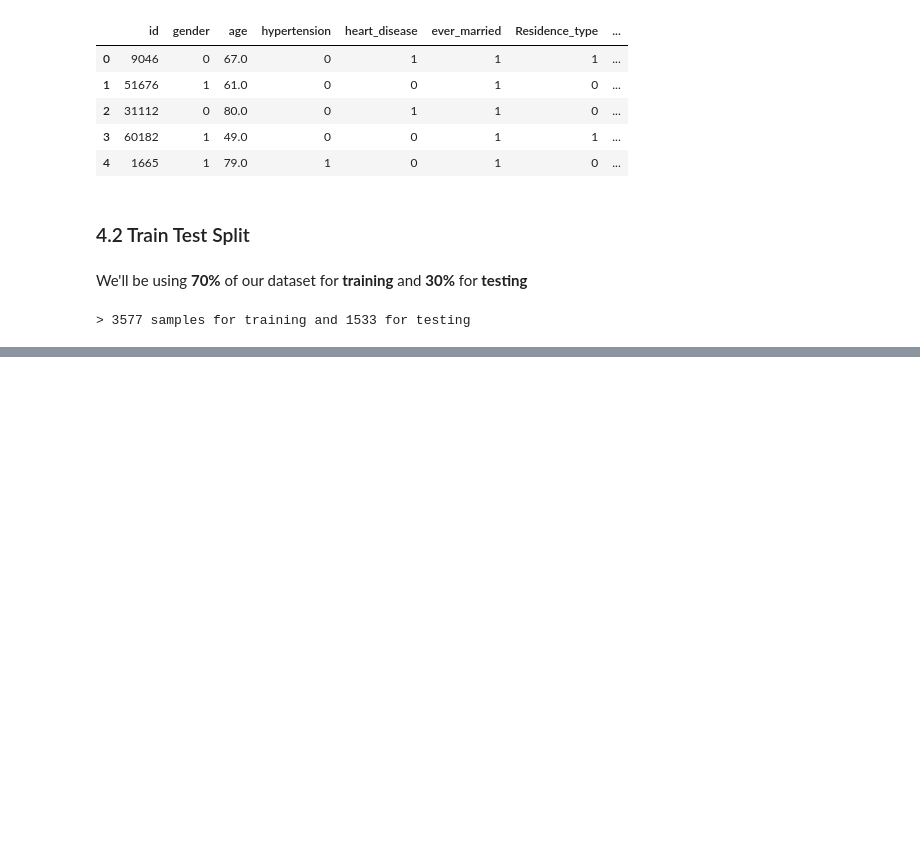
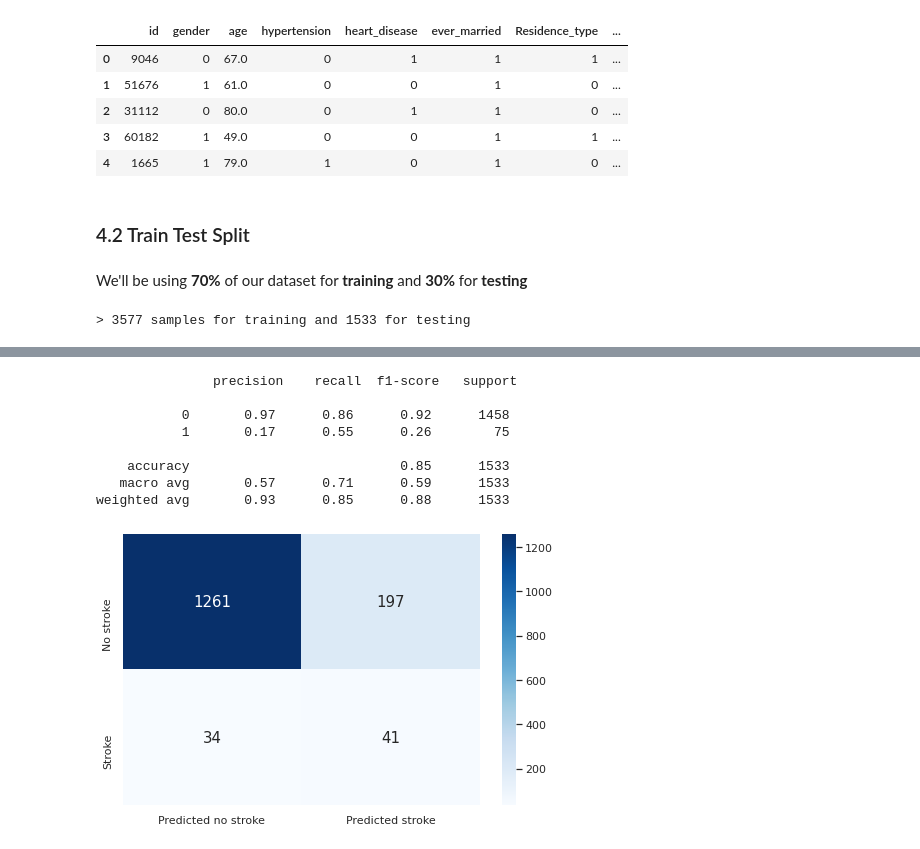
Before and after one commit to kimurarh/stroke-prediction, a Jupyter notebook: Stroke Prediction.ipynb, the cells around one changed output, grey strips where cells are left out. Drawn from its saved outputs; the diff is of its cells as text; code cells hidden in the pictures; blank space fills up the shorter version.

```diff
--- a/Stroke Exploratory Analysis.ipynb
+++ b/Stroke Prediction.ipynb
@@ -344,3 +447,0 @@ ___
-# %%
-svm_pipeline = Pipeline(steps = [('scale', StandardScaler()),('SVM', SVC(random_state=42))])
-logreg_pipeline = Pipeline(steps = [('scale', StandardScaler()),('LR', LogisticRegression(random_state=42))])
@@ -382,0 +530,24 @@ plt.ylabel('Prediction');
+# %%
+# Logistic Regression
+param_grid = {
+    'LogisticRegression__C': [0.001, 0.01, 0.1, 1, 10, 100, 1000]
+}
+
+logreg_grid_search = GridSearchCV(estimator=logreg_pipeline,
+                                  param_grid=param_grid)
+
+logreg_grid_search.fit(X_train_smote, y_train_smote)
+
+pred = logreg_grid_search.best_estimator_.predict(X_test)
+print("\n", classification_report(y_test, pred))
+plot_cm(y_test, pred)
+# %% [output]
+               precision    recall  f1-score   support
+
+           0       0.97      0.86      0.92      1458
+           1       0.17      0.55      0.26        75
+
+    accuracy                           0.85      1533
+   macro avg       0.57      0.71      0.59      1533
+weighted avg       0.93      0.85      0.88      1533
+[figure, added]
```
Also changed, not shown: parts of 29 cells of this notebook.
